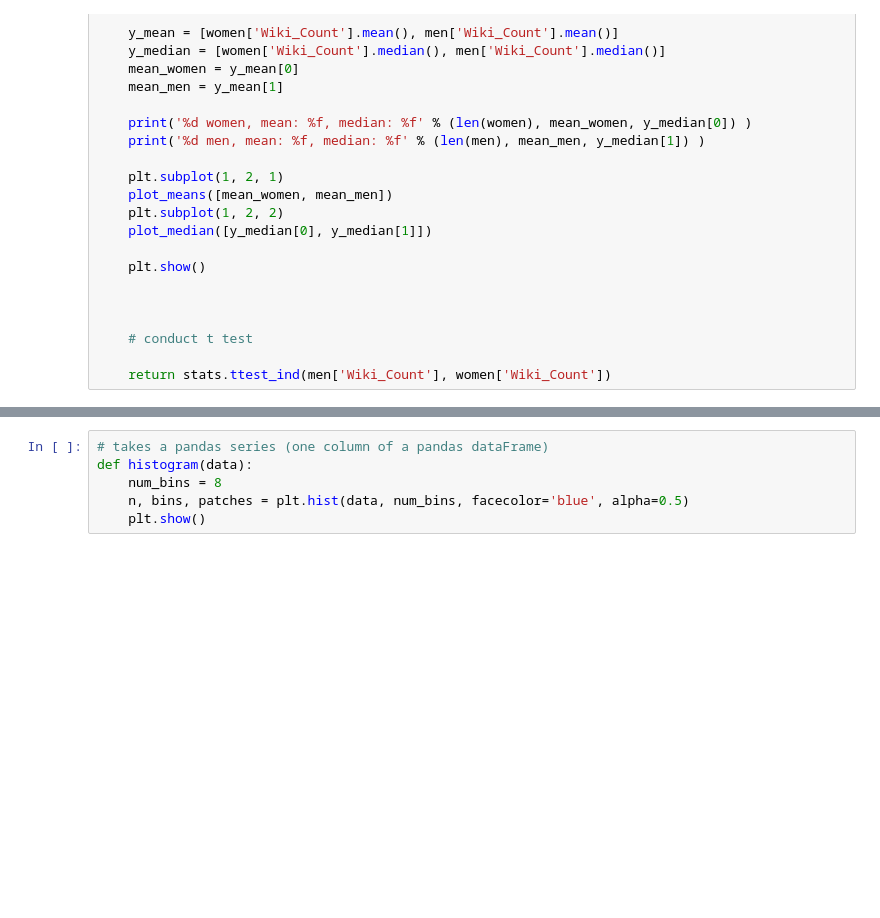
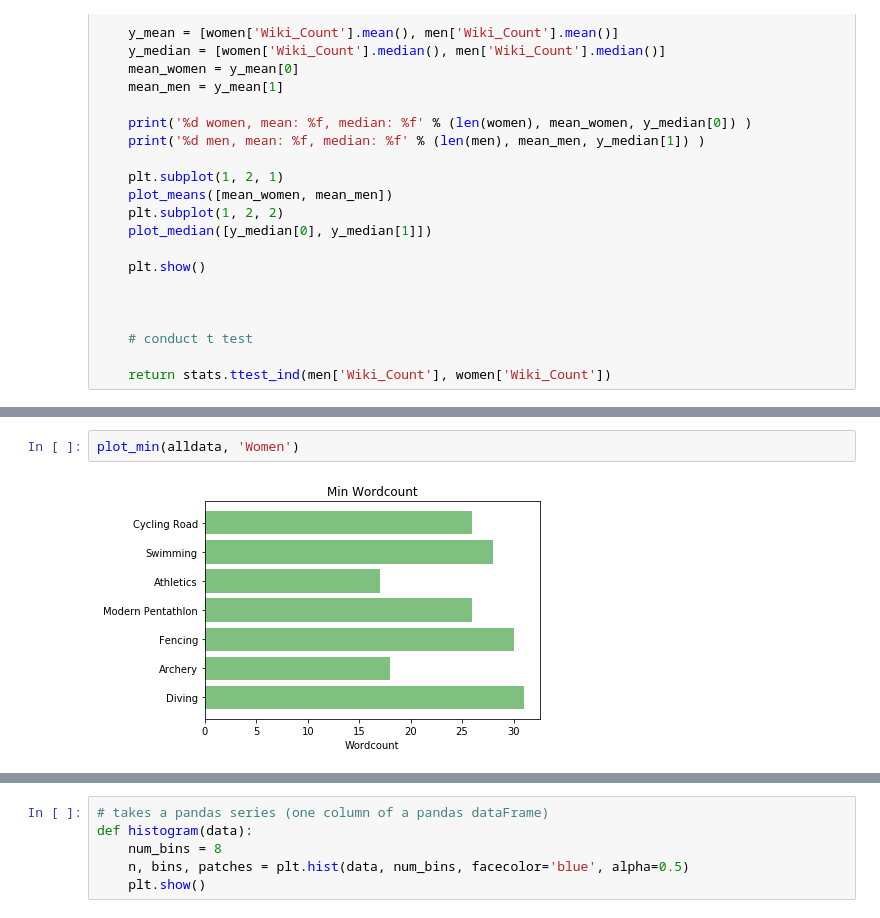
Before and after one commit to Tumbraegel/data-science-project, a Jupyter notebook: Get_Wiki_Count/Data_Analysis.ipynb, the cells around one changed output, grey strips where cells are left out. Saved outputs shown, nothing was run; the diff lists cells and outputs as text; blank space fills up the shorter version.

```diff
--- a/Get_Wiki_Count/Data_Analysis.ipynb
+++ b/Get_Wiki_Count/Data_Analysis.ipynb
@@ -146,0 +159,4 @@ plot_min(allpeople, 'm')
+# %%
+plot_min(alldata, 'Women')
+# %% [output]
+[figure, added]
```
Also changed, not shown: parts of 26 cells of this notebook.
